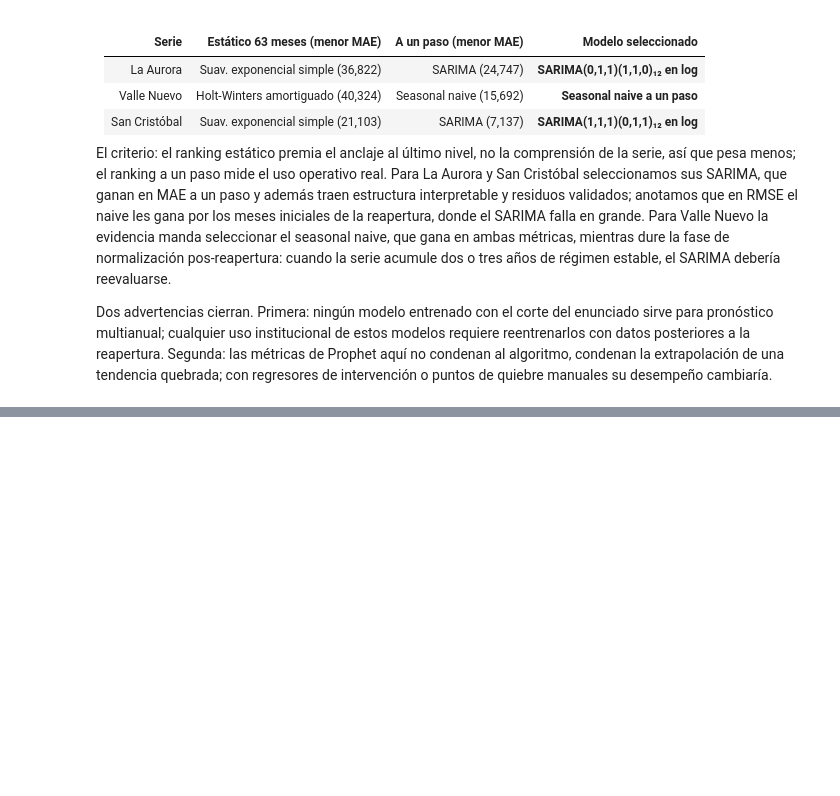
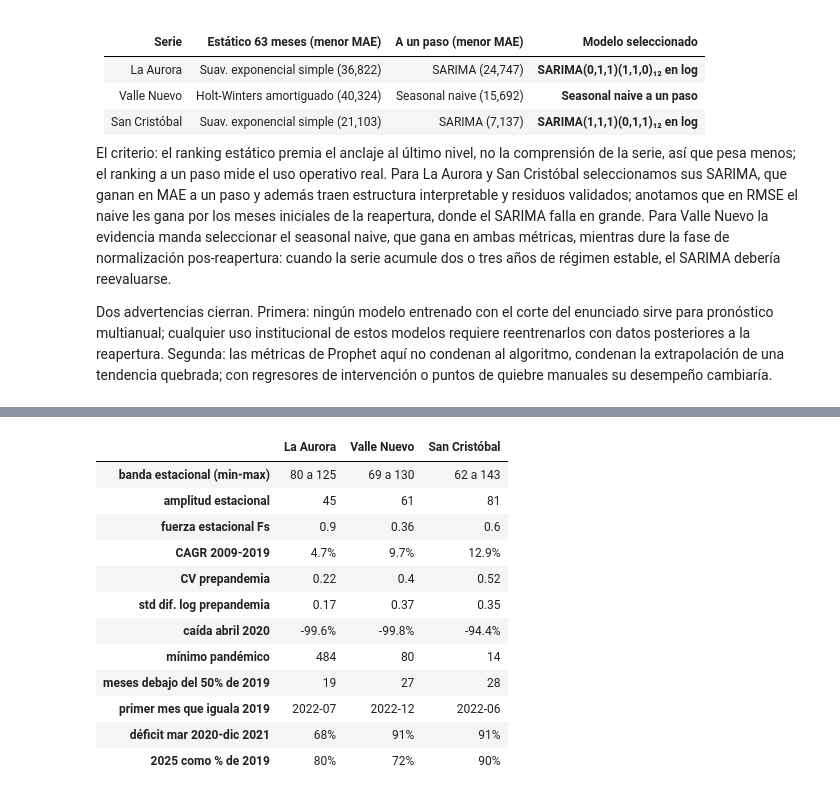
Before and after one commit to Fercho1118/Laboratorio-1-Series-de-Tiempo, a Jupyter notebook: notebooks/modelado-fronteras.ipynb, the cells around one changed output, grey strips where cells are left out. Cells and saved outputs as stored; diff of their text form; code cells hidden in the pictures; blank space fills up the shorter version.

```diff
--- a/notebooks/modelado-fronteras.ipynb
+++ b/notebooks/modelado-fronteras.ipynb
@@ -625,0 +637,44 @@ o puntos de quiebre manuales su desempeño cambiaría.
+# %%
+from statsmodels.tsa.seasonal import seasonal_decompose
+
+completa = pd.concat([train, test])
+NOMBRES = ["frontera: La Aurora", "frontera: Valle Nuevo", "frontera: San Cristóbal"]
+
+filas = {}
+for nombre in NOMBRES:
+    s = completa[nombre]
+    pre = s[:"2019-12"]
+    indices = seasonal_decompose(pre, model="multiplicative", period=12).seasonal.groupby(lambda d: d.month).mean() * 100
+    desc_log = seasonal_decompose(np.log(pre), model="additive", period=12)
+    fuerza_estacional = max(0, 1 - desc_log.resid.var() / (desc_log.resid + desc_log.seasonal).var())
+    promedio_2019 = s["2019"].mean()
+    recupera = s["2020-04":][s["2020-04":] >= promedio_2019]
+    filas[nombre.replace("frontera: ", "")] = {
+        "banda estacional (min-max)": f"{indices.min():.0f} a {indices.max():.0f}",
+        "amplitud estacional": round(indices.max() - indices.min()),
+        "fuerza estacional Fs": round(fuerza_estacional, 2),
+        "CAGR 2009-2019": f"{(pre['2019'].sum() / pre['2009'].sum()) ** (1 / 10) - 1:.1%}",
+        "CV prepandemia": round(pre.std() / pre.mean(), 2),
+        "std dif. log prepandemia": round(np.log(pre).diff().std(), 2),
+        "caída abril 2020": f"{s['2020-04-01'] / promedio_2019 - 1:.1%}",
+        "mínimo pandémico": f"{s['2020':'2021'].min():,.0f}",
+        "meses debajo del 50% de 2019": int((s["2020-03":] < 0.5 * promedio_2019).sum()),
+        "primer mes que iguala 2019": f"{recupera.index[0]:%Y-%m}",
+        "déficit mar 2020-dic 2021": f"{1 - s['2020-03':'2021-12'].sum() / (promedio_2019 * 22):.0%}",
+        "2025 como % de 2019": f"{s['2025'].sum() / s['2019'].sum():.0%}",
+    }
+pd.DataFrame(filas)
+# %% [output]
+|  | La Aurora | Valle Nuevo | San Cristóbal |
+| banda estacional (min-max) | 80 a 125 | 69 a 130 | 62 a 143 |
+| amplitud estacional | 45 | 61 | 81 |
+| fuerza estacional Fs | 0.9 | 0.36 | 0.6 |
+| CAGR 2009-2019 | 4.7% | 9.7% | 12.9% |
+| CV prepandemia | 0.22 | 0.4 | 0.52 |
+| std dif. log prepandemia | 0.17 | 0.37 | 0.35 |
+| caída abril 2020 | -99.6% | -99.8% | -94.4% |
+| mínimo pandémico | 484 | 80 | 14 |
+| meses debajo del 50% de 2019 | 19 | 27 | 28 |
+| primer mes que iguala 2019 | 2022-07 | 2022-12 | 2022-06 |
+| déficit mar 2020-dic 2021 | 68% | 91% | 91% |
+| 2025 como % de 2019 | 80% | 72% | 90% |
```
Also changed, not shown: parts of 7 cells of this notebook.
